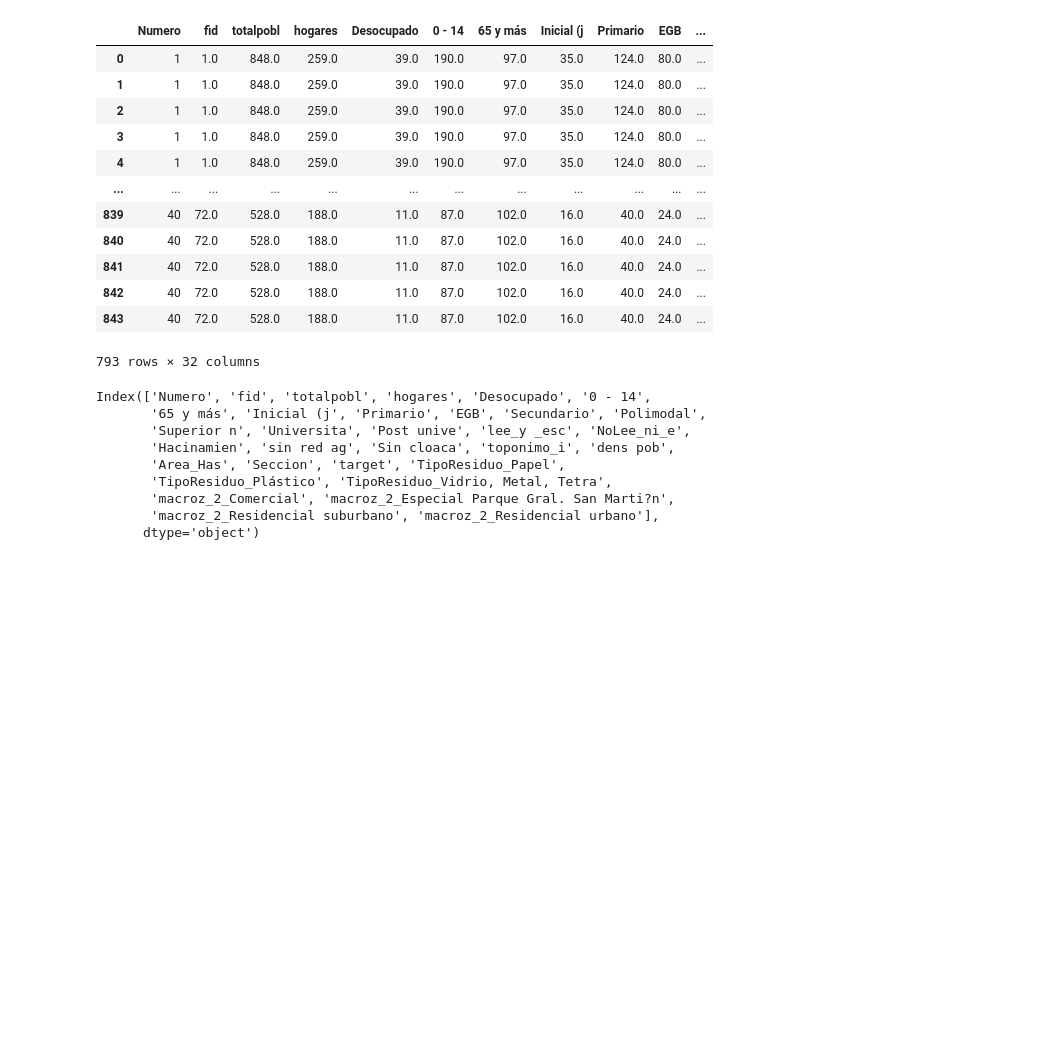
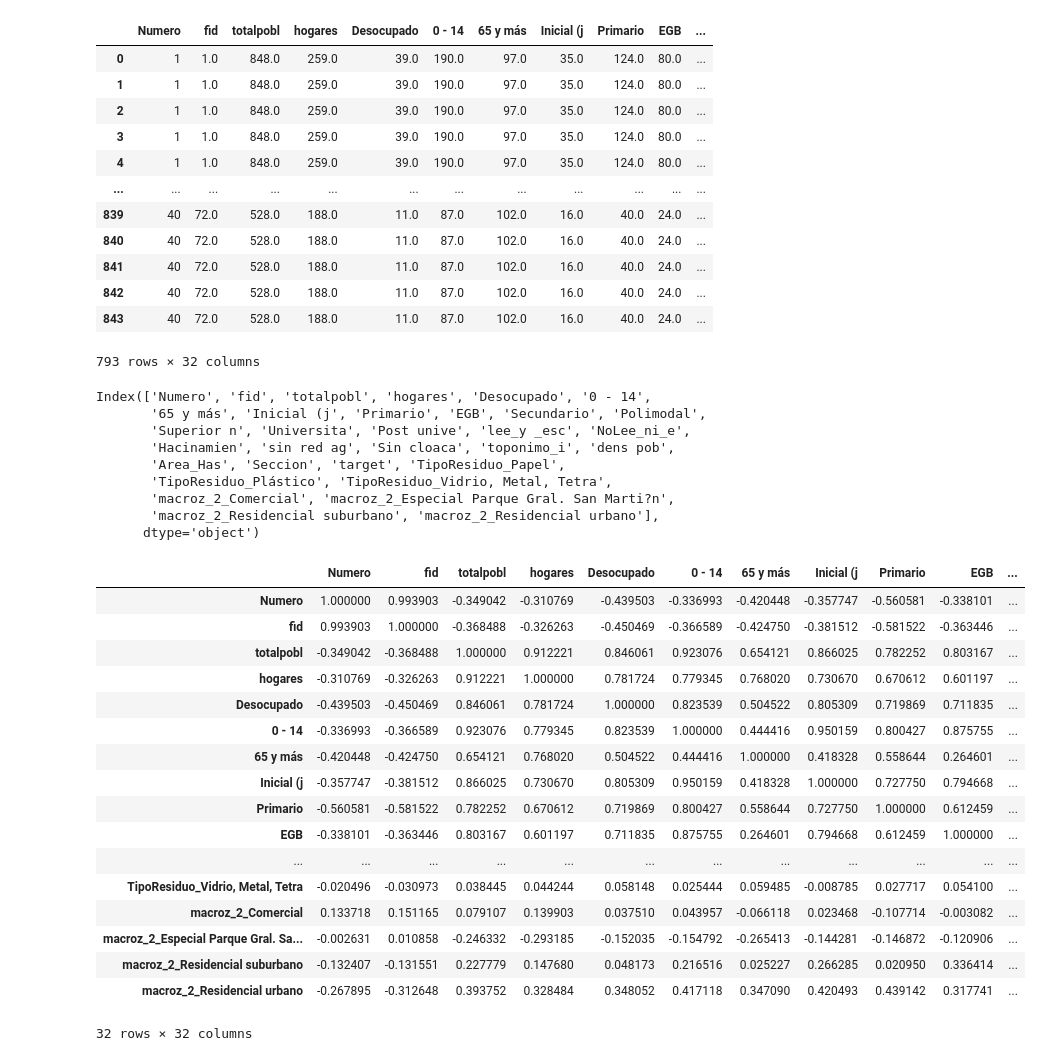
Before and after one commit to GerardoGrana/DHdatascienceG8, a Jupyter notebook: Desafio_3.ipynb, the cells around one changed output. Saved outputs shown, nothing was run; the diff lists cells and outputs as text; code cells hidden in the pictures; blank space fills up the shorter version.

```diff
--- a/Desafio_3.ipynb
+++ b/Desafio_3.ipynb
@@ -343,6 +343,28 @@ Index(['Numero', 'fid', 'totalpobl', 'hogares', 'Desocupado', '0 - 14',
        'macroz_2_Comercial', 'macroz_2_Especial Parque Gral. San Marti?n',
        'macroz_2_Residencial suburbano', 'macroz_2_Residencial urbano'],
       dtype='object')
+# %%
+#Vemos algunas correlaciones
+df_final2.corr()
+# %% [output]
+|  | Numero | fid | totalpobl | hogares | Desocupado | 0 - 14 | 65 y más | Inicial (j | Primario | EGB | ... |
+| Numero | 1.000000 | 0.993903 | -0.349042 | -0.310769 | -0.439503 | -0.336993 | -0.420448 | -0.357747 | -0.560581 | -0.338101 | ... |
+| fid | 0.993903 | 1.000000 | -0.368488 | -0.326263 | -0.450469 | -0.366589 | -0.424750 | -0.381512 | -0.581522 | -0.363446 | ... |
+| totalpobl | -0.349042 | -0.368488 | 1.000000 | 0.912221 | 0.846061 | 0.923076 | 0.654121 | 0.866025 | 0.782252 | 0.803167 | ... |
+| hogares | -0.310769 | -0.326263 | 0.912221 | 1.000000 | 0.781724 | 0.779345 | 0.768020 | 0.730670 | 0.670612 | 0.601197 | ... |
+| Desocupado | -0.439503 | -0.450469 | 0.846061 | 0.781724 | 1.000000 | 0.823539 | 0.504522 | 0.805309 | 0.719869 | 0.711835 | ... |
+| 0 - 14 | -0.336993 | -0.366589 | 0.923076 | 0.779345 | 0.823539 | 1.000000 | 0.444416 | 0.950159 | 0.800427 | 0.875755 | ... |
+| 65 y más | -0.420448 | -0.424750 | 0.654121 | 0.768020 | 0.504522 | 0.444416 | 1.000000 | 0.418328 | 0.558644 | 0.264601 | ... |
+| Inicial (j | -0.357747 | -0.381512 | 0.866025 | 0.730670 | 0.805309 | 0.950159 | 0.418328 | 1.000000 | 0.727750 | 0.794668 | ... |
+| Primario | -0.560581 | -0.581522 | 0.782252 | 0.670612 | 0.719869 | 0.800427 | 0.558644 | 0.727750 | 1.000000 | 0.612459 | ... |
+| EGB | -0.338101 | -0.363446 | 0.803167 | 0.601197 | 0.711835 | 0.875755 | 0.264601 | 0.794668 | 0.612459 | 1.000000 | ... |
+| ... | ... | ... | ... | ... | ... | ... | ... | ... | ... | ... | ... |
+| TipoResiduo_Vidrio, Metal, Tetra | -0.020496 | -0.030973 | 0.038445 | 0.044244 | 0.058148 | 0.025444 | 0.059485 | -0.008785 | 0.027717 | 0.054100 | ... |
+| macroz_2_Comercial | 0.133718 | 0.151165 | 0.079107 | 0.139903 | 0.037510 | 0.043957 | -0.066118 | 0.023468 | -0.107714 | -0.003082 | ... |
+| macroz_2_Especial Parque Gral. Sa... | -0.002631 | 0.010858 | -0.246332 | -0.293185 | -0.152035 | -0.154792 | -0.265413 | -0.144281 | -0.146872 | -0.120906 | ... |
+| macroz_2_Residencial suburbano | -0.132407 | -0.131551 | 0.227779 | 0.147680 | 0.048173 | 0.216516 | 0.025227 | 0.266285 | 0.020950 | 0.336414 | ... |
+| macroz_2_Residencial urbano | -0.267895 | -0.312648 | 0.393752 | 0.328484 | 0.348052 | 0.417118 | 0.347090 | 0.420493 | 0.439142 | 0.317741 | ... |
+32 rows × 32 columns
 # %%
 #Empezamos con el primer modelo : KNN
 from sklearn.neighbors import KNeighborsClassifier
```
Also changed, not shown: parts of 10 cells of this notebook.
